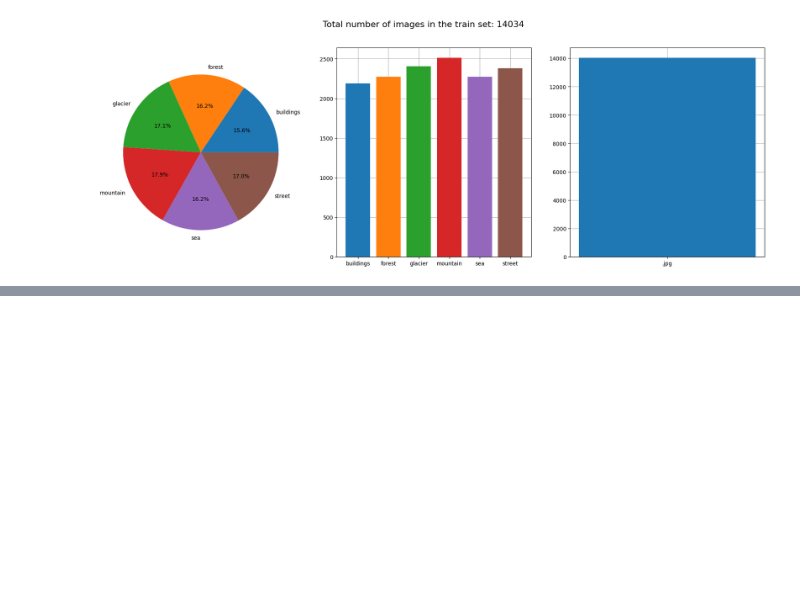
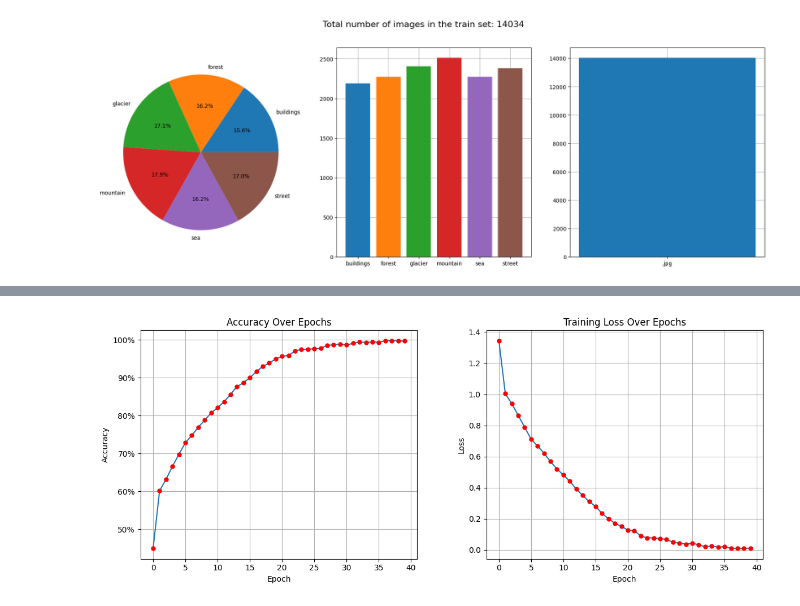
Before and after one commit to damian930/Intel_Image_Classifier, a Jupyter notebook: CNN_model.ipynb, the cells around one changed output, grey strips where cells are left out. Saved outputs shown, nothing was run; the diff lists cells and outputs as text; code cells hidden in the pictures; blank space fills up the shorter version.

Commit message:
added a model training system. Trained a model.

```diff
--- a/CNN_model.ipynb
+++ b/CNN_model.ipynb
@@ -213,0 +264,20 @@ print_images(first_batch_images[:4], labels_numeric=first_batch_labels_numeric)
+# %%
+class CNN_Model(nn.Module):
+    def __init__(self):
+        super().__init__()
+        self.conv1  = nn.Conv2d(in_channels=3, out_channels=6, kernel_size=5)
+        self.pool1  = nn.MaxPool2d(kernel_size=2, stride=2)
+        self.conv2  = nn.Conv2d(in_channels=6, out_channels=16, kernel_size=5)
+        self.pool2  = nn.MaxPool2d(kernel_size=2, stride=2)
+        self.fc1    = nn.Linear(in_features=16*34*34, out_features=120)
+        self.fc2    = nn.Linear(in_features=120, out_features=84)
+        self.fc3    = nn.Linear(in_features=84, out_features=len(labels_numbers_to_strings))
+
+    def forward(self, inputs):
+        inputs = self.pool1(F.relu(self.conv1(inputs)))
+        inputs = self.pool2(F.relu(self.conv2(inputs)))
+        inputs = torch.flatten(inputs, 1) # flatten all dimensions except batch
+        inputs = F.relu(self.fc1(inputs))
+        inputs = F.relu(self.fc2(inputs))
+        inputs = self.fc3(inputs)
+        return inputs
@@ -213,0 +377,27 @@ print_images(first_batch_images[:4], labels_numeric=first_batch_labels_numeric)
+# %%
+# Displaying usefull training info
+
+fig, ax = plt.subplots(1, 2, figsize=(12, 5))
+
+# Plotting the first graph (Accuracy)
+ax[0].plot(range(n_epochs), epoch_accuracies, marker='o',  markerfacecolor='red', markeredgecolor='None')
+ax[0].set_title("Accuracy Over Epochs")
+ax[0].set_xlabel("Epoch")
+ax[0].set_ylabel("Accuracy")
+ax[0].yaxis.set_major_formatter(lambda x, pos: f'{int(x)}%')
+ax[0].grid()
+
+# Plotting the second graph (Loss)
+ax[1].plot(range(n_epochs), epoch_losses, marker='o',  markerfacecolor='red', markeredgecolor='None')
+ax[1].set_title("Training Loss Over Epochs")
+ax[1].set_xlabel("Epoch")
+ax[1].set_ylabel("Loss")
+ax[1].grid()
+
+# Adjusting layout to avoid overlap
+plt.tight_layout()
+plt.subplots_adjust(wspace=0.25)
+
+plt.show()
+# %% [output]
+[figure, added]
```
Also changed, not shown: parts of 17 cells of this notebook, 1 other file.
